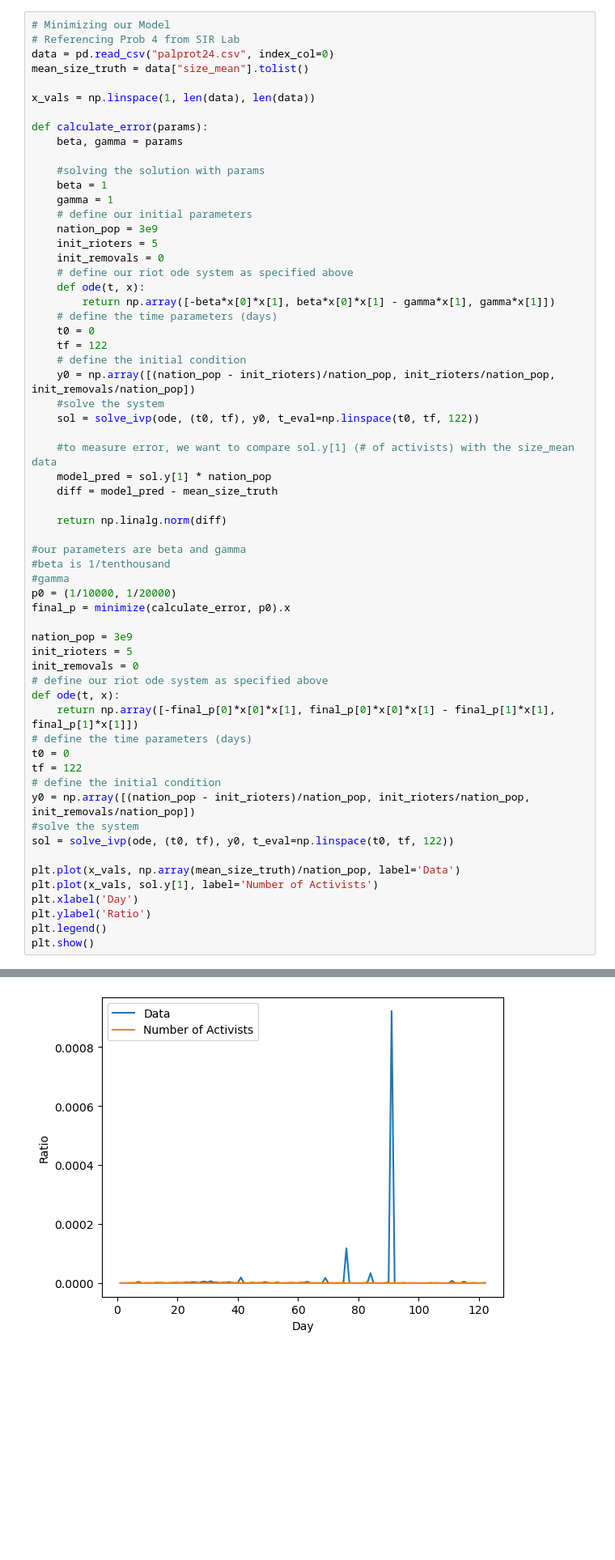
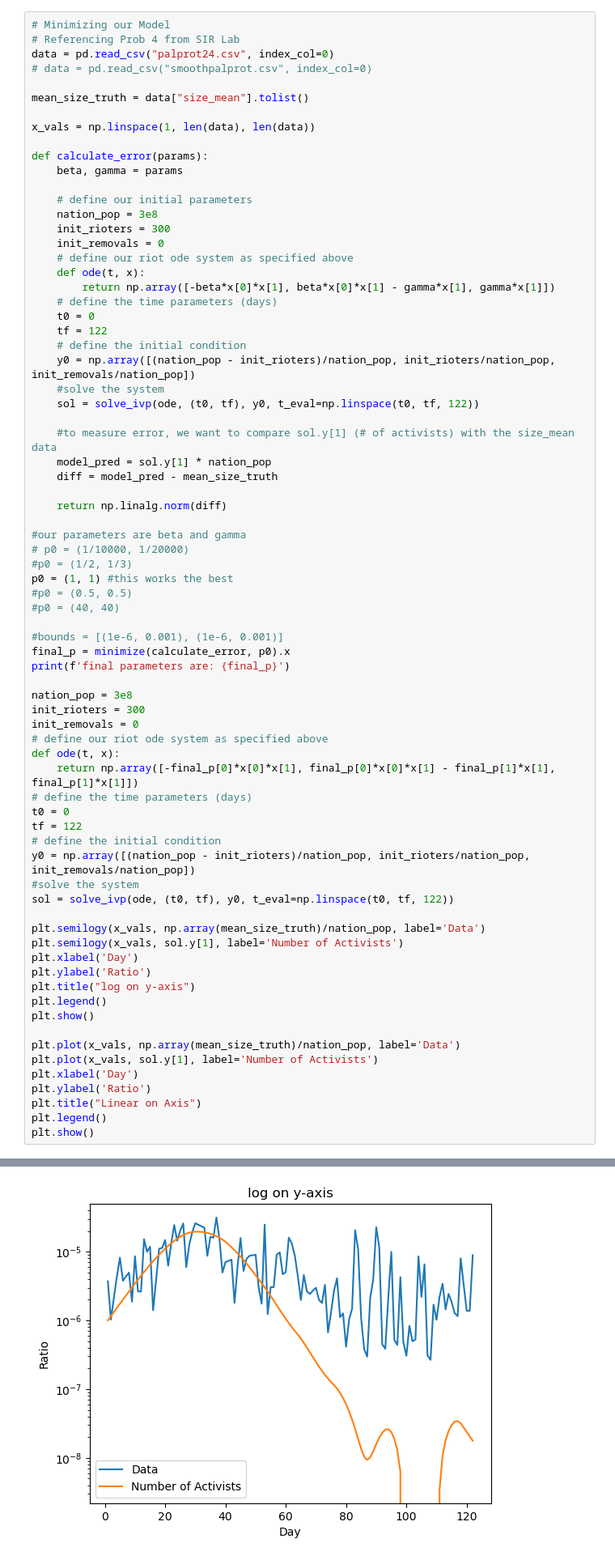
Before and after one commit to fletchmur/riot-modeling, a Jupyter notebook: Minimize.ipynb, the cells around one changed output, grey strips where cells are left out. Shown: that part at 81% size. Cells and saved outputs as stored; diff of their text form; blank space fills up the shorter version.

Commit message:
found good parameters for basic model

```diff
--- a/Minimize.ipynb
+++ b/Minimize.ipynb
@@ -52,6 +77,8 @@ sol = solve_ivp(ode, (t0, tf), y0, t_eval=np.linspace(t0, tf, 150))
 # Minimizing our Model
 # Referencing Prob 4 from SIR Lab
 data = pd.read_csv("palprot24.csv", index_col=0)
+# data = pd.read_csv("smoothpalprot.csv", index_col=0)
+
 mean_size_truth = data["size_mean"].tolist()
 
 x_vals = np.linspace(1, len(data), len(data))
@@ -59,12 +86,9 @@ x_vals = np.linspace(1, len(data), len(data))
 def calculate_error(params):
     beta, gamma = params
 
-    #solving the solution with params
-    beta = 1
-    gamma = 1
     # define our initial parameters
-    nation_pop = 3e9
-    init_rioters = 5
+    nation_pop = 3e8
+    init_rioters = 300
     init_removals = 0
     # define our riot ode system as specified above
     def ode(t, x):
@@ -84,13 +108,18 @@ def calculate_error(params):
     return np.linalg.norm(diff)
 
 #our parameters are beta and gamma
-#beta is 1/tenthousand
-#gamma
-p0 = (1/10000, 1/20000)
+# p0 = (1/10000, 1/20000)
+#p0 = (1/2, 1/3)
+p0 = (1, 1) #this works the best
+#p0 = (0.5, 0.5)
+#p0 = (40, 40)
+
+#bounds = [(1e-6, 0.001), (1e-6, 0.001)]
 final_p = minimize(calculate_error, p0).x
+print(f'final parameters are: {final_p}')
 
-nation_pop = 3e9
-init_rioters = 5
+nation_pop = 3e8
+init_rioters = 300
 init_removals = 0
 # define our riot ode system as specified above
 def ode(t, x):
@@ -103,10 +132,19 @@ y0 = np.array([(nation_pop - init_rioters)/nation_pop, init_rioters/nation_pop,
 #solve the system
 sol = solve_ivp(ode, (t0, tf), y0, t_eval=np.linspace(t0, tf, 122))
 
+plt.semilogy(x_vals, np.array(mean_size_truth)/nation_pop, label='Data')
+plt.semilogy(x_vals, sol.y[1], label='Number of Activists')
+plt.xlabel('Day')
+plt.ylabel('Ratio')
+plt.title("log on y-axis")
+plt.legend()
+plt.show()
+
 plt.plot(x_vals, np.array(mean_size_truth)/nation_pop, label='Data')
 plt.plot(x_vals, sol.y[1], label='Number of Activists')
 plt.xlabel('Day')
 plt.ylabel('Ratio')
+plt.title("Linear on Axis")
 plt.legend()
 plt.show()
 # %% [output]
@@ -113 +152 @@ plt.show()
-[figure, old version]
+[figure, new version]
```
Also changed, not shown: parts of 4 cells of this notebook.
